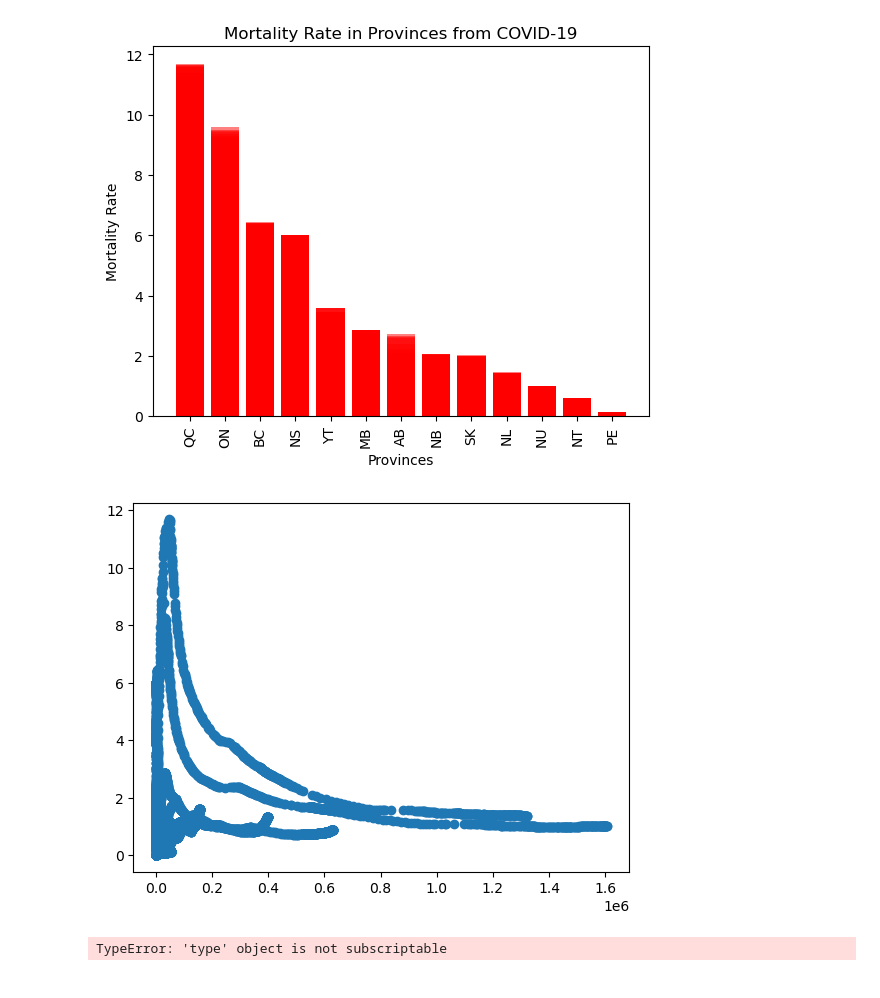
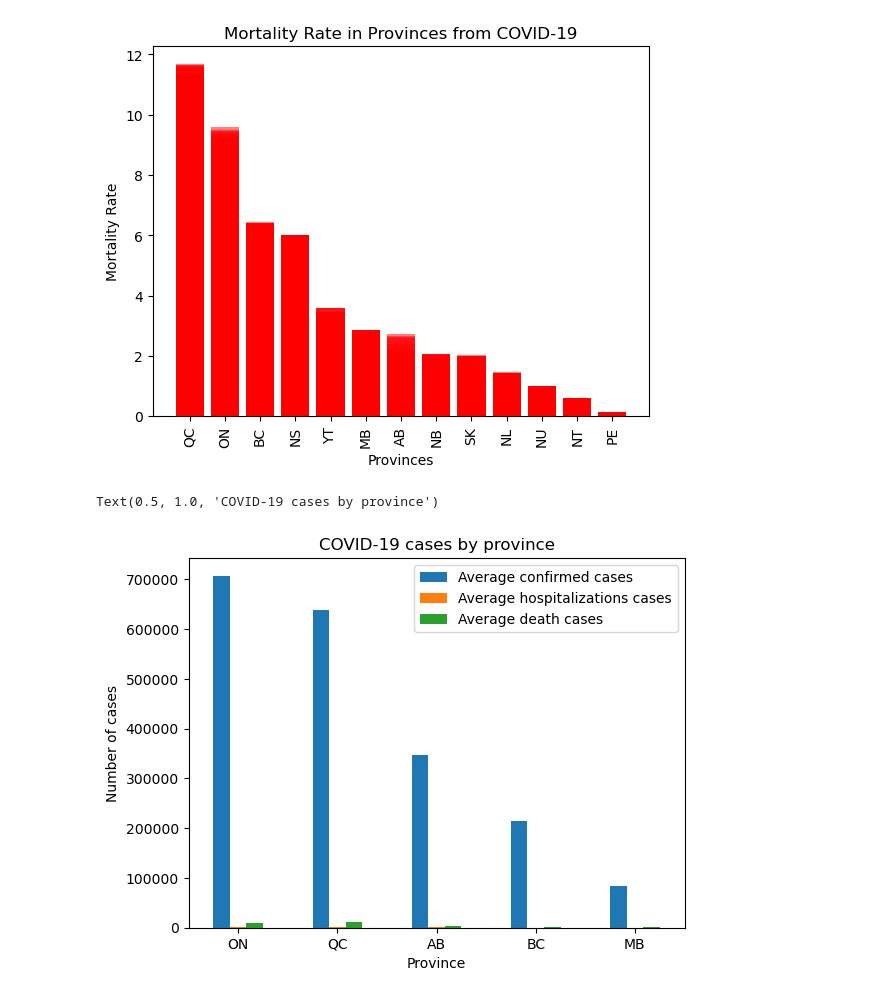
Before and after one commit to svafaeva93/Covid19AnalysisCanada, a Jupyter notebook: Data_visualization_API.ipynb, the cells around one changed output. Drawn from its saved outputs; the diff is of its cells as text; code cells hidden in the pictures.

```diff
--- a/Data_visualization_API.ipynb
+++ b/Data_visualization_API.ipynb
@@ -226,3 +227,6 @@ covid_combined_final_sorted_filled['Daily mortality rate'] = covid_combined_fina
 # Final DataFrame output for further studies
 # %%
 covid_combined_final_sorted_filled.to_csv("Output/Covid19_data_Output2.csv", index=False)
+# %%
+covid_dataframe_df = covid_combined_final_sorted_filled
+covid_dataframe_df.head(5)
@@ -228,0 +240,4 @@ covid_combined_final_sorted_filled.to_csv("Output/Covid19_data_Output2.csv", ind
+# %%
+# Calculating active cases
+covid_dataframe_df['Active Cases'] = covid_dataframe_df['Cumulative confirmed cases'] - (covid_dataframe_df['Cumulative death cases'] + covid_dataframe_df['Cumulative hospitalizations cases'])
+covid_dataframe_df.sample(20)
@@ -251,5 +298,6 @@ Index(['Province', 'Date', 'Cumulative confirmed cases',
       dtype='object')
 # %%
-sorted_by_province = covid_combined_final_sorted_filled.groupby('Province').agg({'Cumulative confirmed cases': 'mean', 'Cumulative death cases':'mean','Cumulative hospitalizations cases':'mean', 'Mortality rate':'mean'})
-sorted_by_province=pd.DataFrame(sorted_by_province)
-sorted_by_province.rename(columns={"Cumulative confirmed cases": "Average confirmed cases", "Cumulative death cases": "Average death cases", "Cumulative hospitalizations cases":"Average hospitalization", "Mortality rate":"Average mortality rate"})
+sorted_by_province = covid_dataframe_df.groupby('Province').agg({'Cumulative confirmed cases': 'mean', 'Cumulative death cases':'mean','Cumulative hospitalizations cases':'mean', 'Mortality rate':'mean', "Active Cases":'mean'})
+
+sorted_by_province = sorted_by_province.rename(columns={"Cumulative confirmed cases": "Average confirmed cases", "Cumulative death cases": "Average death cases", "Cumulative hospitalizations cases":"Average hospitalization", "Mortality rate":"Average mortality rate", "Active Cases":"Average Active Cases"})
+sorted_dataset=pd.DataFrame(sorted_by_province)
@@ -285,18 +317,3 @@ plt.xticks(rotation="vertical")
 plt.show()
 # %% [output]
 [figure]
-# %%
-# Scatter plot
-x_value = covid_combined_final_sorted_filled["Cumulative confirmed cases"]
-y_value=covid_combined_final_sorted_filled["Mortality rate"]
-plt.scatter(x_value, y_value)
-plt.show()
-# %% [output]
-[figure, removed]
-# %%
-x_value = sorted_by_province["Average confirmed cases"]
-y_value = sorted_by_province["Average mortality rate"]
-plt.scatter(x_value,y_value)
-plt.show()
-# %% [output]
-TypeError: 'type' object is not subscriptable
@@ -324,0 +320,14 @@ sorted_by_province=pd.DataFrame
+# %%
+sorted_dataset = sorted_dataset.sort_values(by=['Average confirmed cases'], ascending=False)
+top_five = sorted_dataset.nlargest(5, 'Average confirmed cases')
+
+data = pd.DataFrame({"Average confirmed cases": top_five["Average confirmed cases"],"Average hospitalizations cases": top_five["Average hospitalization"],"Average death cases": top_five["Average death cases"],}, index=top_five.index)
+
+ax = data.plot(kind="bar", rot=0)
+
+ax.set_xlabel("Province")
+ax.set_ylabel("Number of cases")
+ax.set_title("COVID-19 cases by province")
+# %% [output]
+Text(0.5, 1.0, 'COVID-19 cases by province')
+[figure, added]
```
Also changed, not shown: parts of 15 cells of this notebook.
